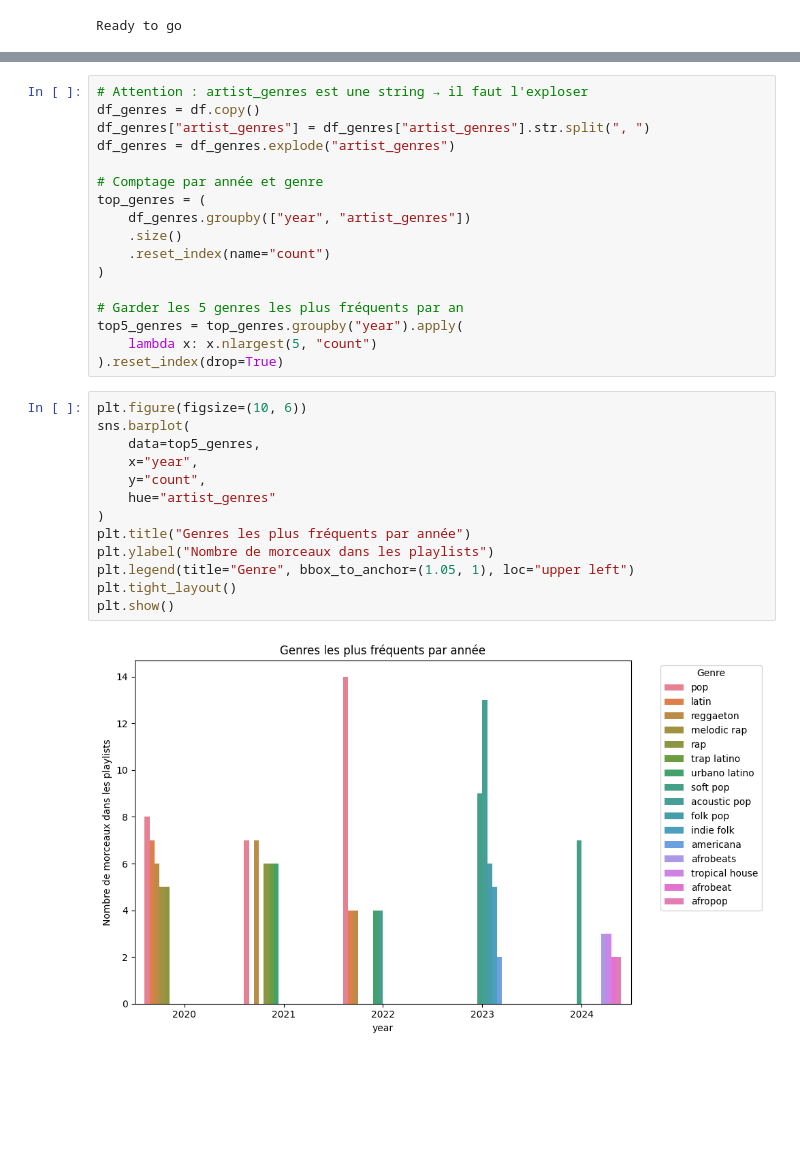
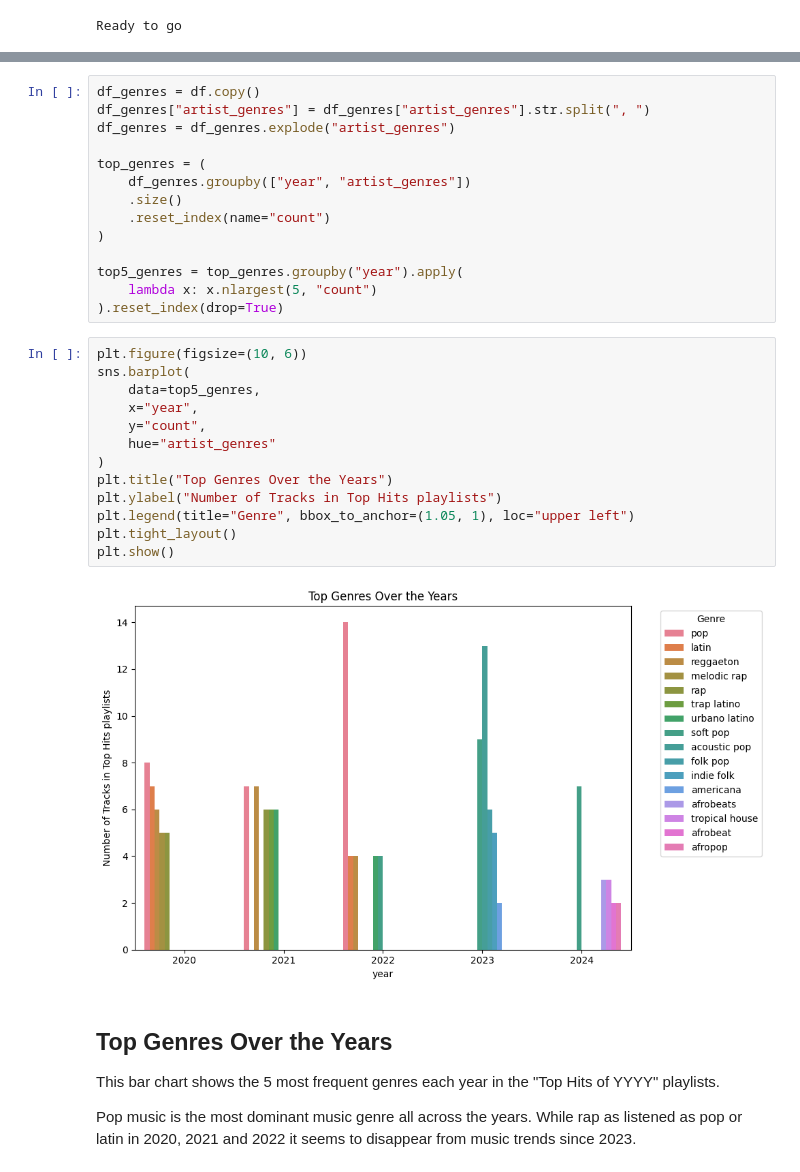
Before and after one commit to jul339/spotify_hits, a Jupyter notebook: notebooks/spotify_analysis.ipynb, the cells around one changed output, grey strips where cells are left out. Cells and saved outputs as stored; diff of their text form; blank space fills up the shorter version.

```diff
--- a/notebooks/spotify_analysis.ipynb
+++ b/notebooks/spotify_analysis.ipynb
@@ -66,33 +72,36 @@ plt.show()
 # %%
-# Attention : artist_genres est une string → il faut l'exploser
 df_genres = df.copy()
 df_genres["artist_genres"] = df_genres["artist_genres"].str.split(", ")
 df_genres = df_genres.explode("artist_genres")
 
-# Comptage par année et genre
 top_genres = (
     df_genres.groupby(["year", "artist_genres"])
     .size()
     .reset_index(name="count")
 )
 
-# Garder les 5 genres les plus fréquents par an
 top5_genres = top_genres.groupby("year").apply(
     lambda x: x.nlargest(5, "count")
 ).reset_index(drop=True)
 # %%
 plt.figure(figsize=(10, 6))
 sns.barplot(
     data=top5_genres,
     x="year",
     y="count",
     hue="artist_genres"
 )
-plt.title("Genres les plus fréquents par année")
-plt.ylabel("Nombre de morceaux dans les playlists")
+plt.title("Top Genres Over the Years")
+plt.ylabel("Number of Tracks in Top Hits playlists")
 plt.legend(title="Genre", bbox_to_anchor=(1.05, 1), loc="upper left")
 plt.tight_layout()
 plt.show()
 # %% [output]
-[figure, old version]
+[figure, new version]
+# %% [markdown]
+##   Top Genres Over the Years
+
+This bar chart shows the 5 most frequent genres each year in the "Top Hits of YYYY" playlists.
+
+Pop music is the most dominant music genre all across the years. While rap as listened as pop or latin in 2020, 2021 and 2022 it seems to disappear from music trends since 2023.
 # %%
```
Also changed, not shown: parts of 9 cells of this notebook, 1 other file.
